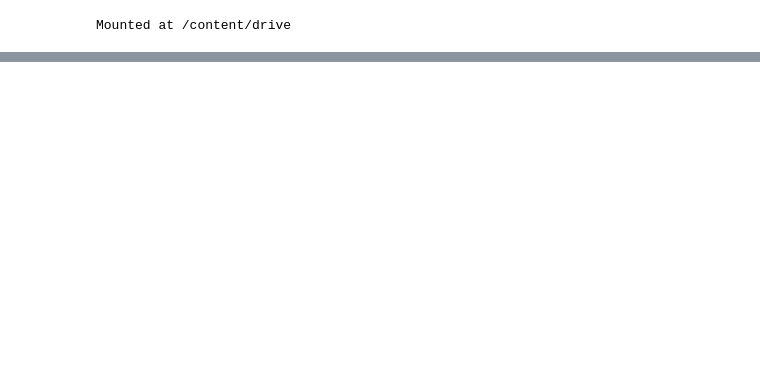
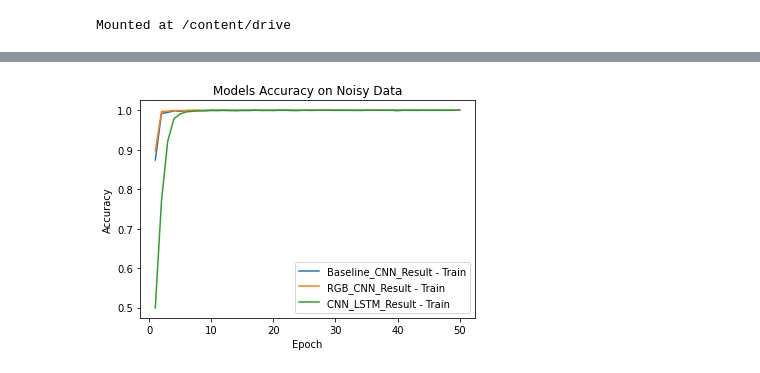
Before and after one commit to JordanFoss/STAT3007_Project, a Jupyter notebook: CNN_RGB_LSTM_Training_Testing.ipynb, the cells around one changed output, grey strips where cells are left out. Saved outputs shown, nothing was run; the diff lists cells and outputs as text; code cells hidden in the pictures; blank space fills up the shorter version.

```diff
--- a/CNN_RGB_LSTM_Training_Testing.ipynb
+++ b/CNN_RGB_LSTM_Training_Testing.ipynb
@@ -135,0 +271,17 @@ plt.legend()
+# %%
+Baseline_CNN_Result = np.load('/content/drive/MyDrive/STAT3007 project/CNN_Models_Results/Baseline_CNN_Noisy.npy')
+RGB_CNN_Result = np.load('/content/drive/MyDrive/STAT3007 project/CNN_Models_Results/CNN_RGB_Noisy.npy')
+CNN_LSTM_Result = np.load('/content/drive/MyDrive/STAT3007 project/CNN_Models_Results/CNN_LSTM_Noisy.npy')
+# %%
+results = {'Baseline_CNN_Result' : Baseline_CNN_Result, 'RGB_CNN_Result' : RGB_CNN_Result, 'CNN_LSTM_Result' : CNN_LSTM_Result}
+# %%
+foo = ['Train', 'Test', 'Train', 'Test']
+for result in ['Baseline_CNN_Result', 'RGB_CNN_Result', 'CNN_LSTM_Result']:
+  plt.plot([x for x in range(1,51)], results[result][2], label=result + ' - ' + foo[2])
+plt.xlabel('Epoch')
+plt.ylabel('Accuracy')
+plt.title('Models Accuracy on Noisy Data')
+plt.legend()
+plt.show()
+# %% [output]
+[figure, added]
```
Also changed, not shown: parts of 27 cells of this notebook, 1 other file.
